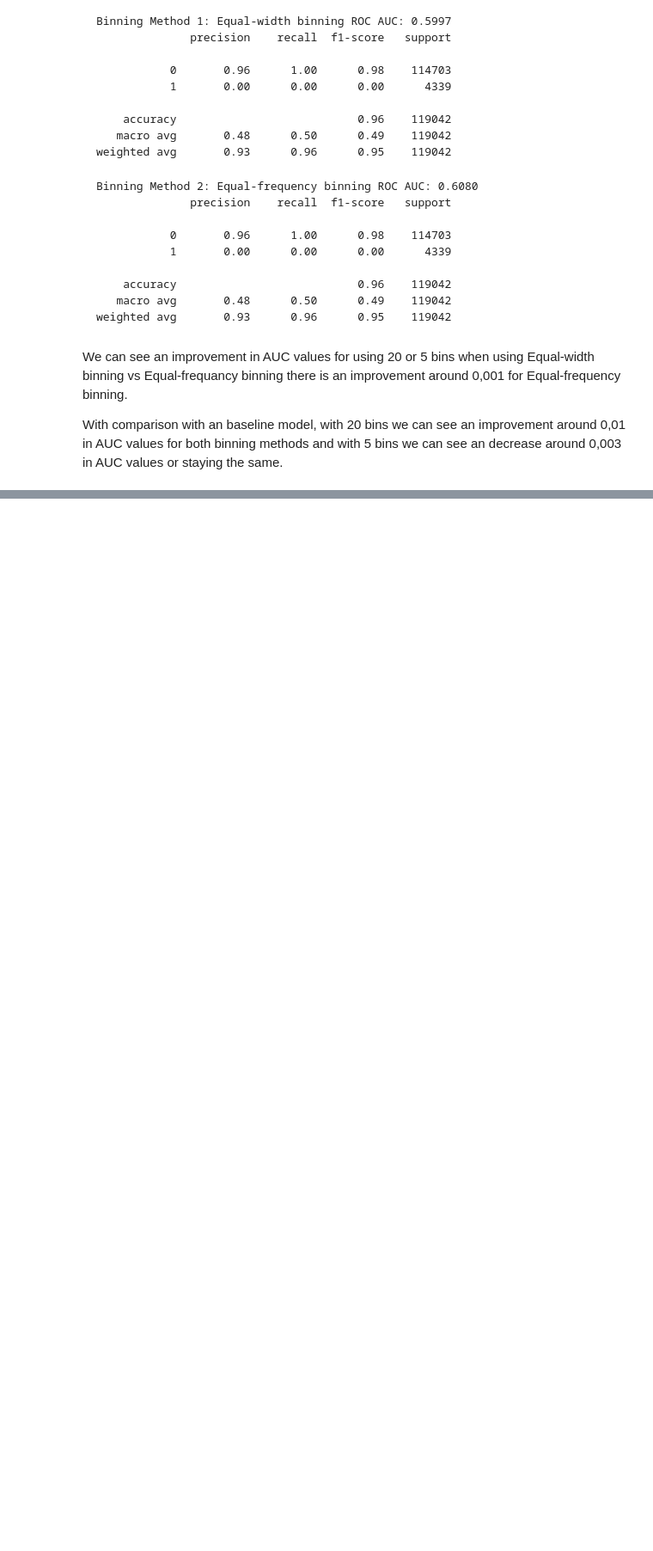
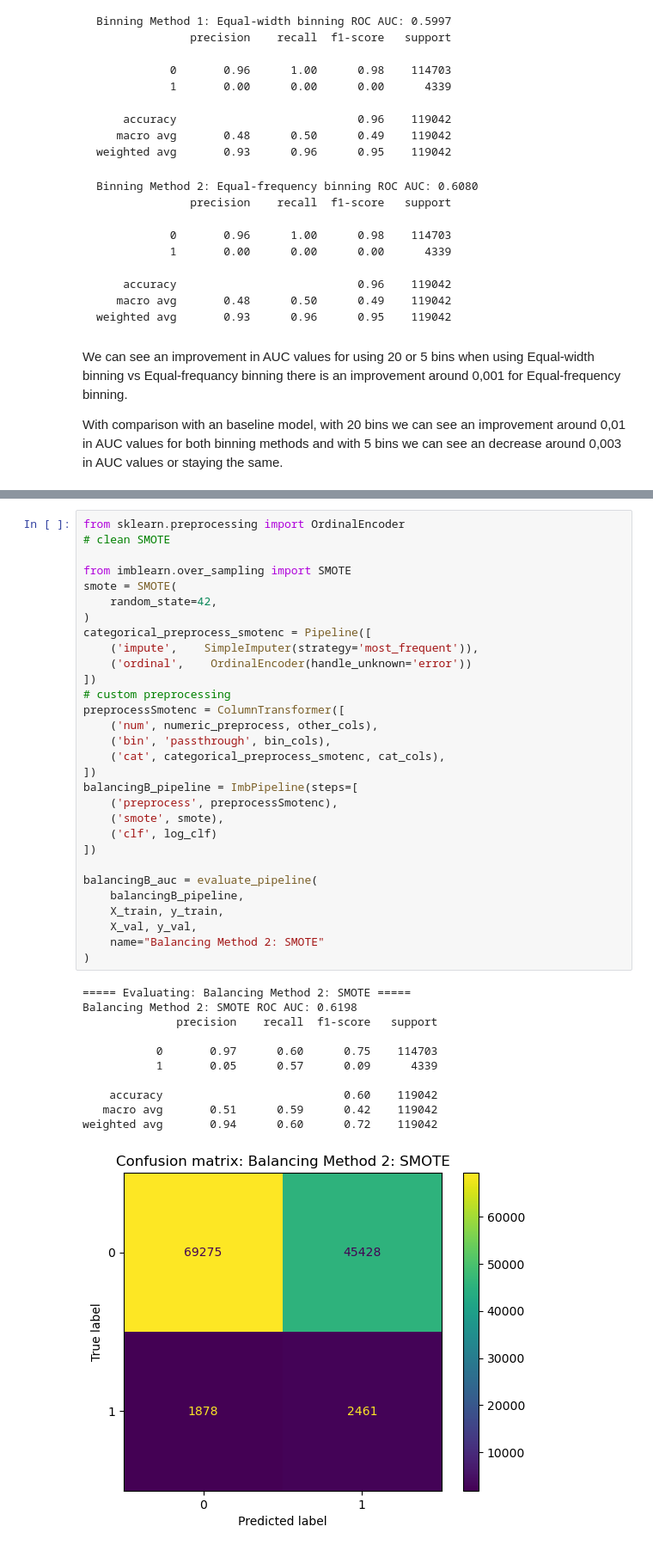
Before and after one commit to cernyfili/CVUT_2526_PDD_2_Data_preprocessing, a Jupyter notebook: 02_homework.ipynb, the cells around one changed output, grey strips where cells are left out. Shown: that part at 86% size. Cells and saved outputs as stored; diff of their text form; blank space fills up the shorter version.

```diff
--- a/02_homework.ipynb
+++ b/02_homework.ipynb
@@ -534,0 +729,42 @@ With comparison with an baseline model, with 20 bins we can see an improvement a
+# %%
+from sklearn.preprocessing import OrdinalEncoder
+# clean SMOTE
+
+from imblearn.over_sampling import SMOTE
+smote = SMOTE(
+    random_state=42,
+)
+categorical_preprocess_smotenc = Pipeline([
+    ('impute',    SimpleImputer(strategy='most_frequent')),
+    ('ordinal',    OrdinalEncoder(handle_unknown='error'))
+])
+# custom preprocessing
+preprocessSmotenc = ColumnTransformer([
+    ('num', numeric_preprocess, other_cols),
+    ('bin', 'passthrough', bin_cols),
+    ('cat', categorical_preprocess_smotenc, cat_cols),
+])
+balancingB_pipeline = ImbPipeline(steps=[
+    ('preprocess', preprocessSmotenc),
+    ('smote', smote),
+    ('clf', log_clf)
+])
+
+balancingB_auc = evaluate_pipeline(
+    balancingB_pipeline,
+    X_train, y_train,
+    X_val, y_val,
+    name="Balancing Method 2: SMOTE"
+)
+# %% [output]
+===== Evaluating: Balancing Method 2: SMOTE =====
+Balancing Method 2: SMOTE ROC AUC: 0.6198
+              precision    recall  f1-score   support
+
+           0       0.97      0.60      0.75    114703
+           1       0.05      0.57      0.09      4339
+
+    accuracy                           0.60    119042
+   macro avg       0.51      0.59      0.42    119042
+weighted avg       0.94      0.60      0.72    119042
+[figure, added]
```
Also changed, not shown: parts of 29 cells of this notebook, 1 other file.
